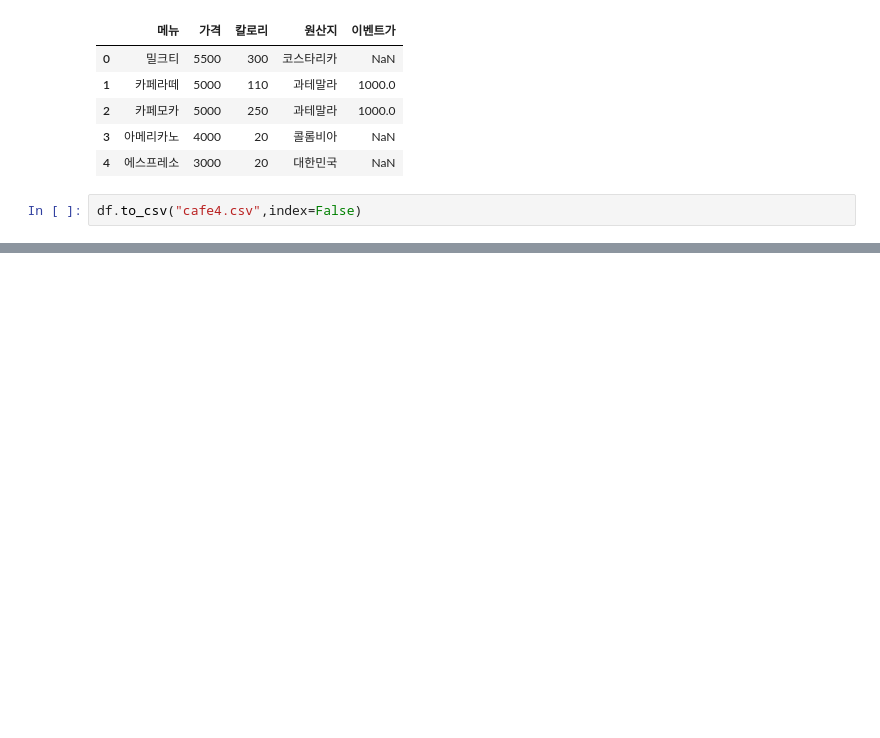
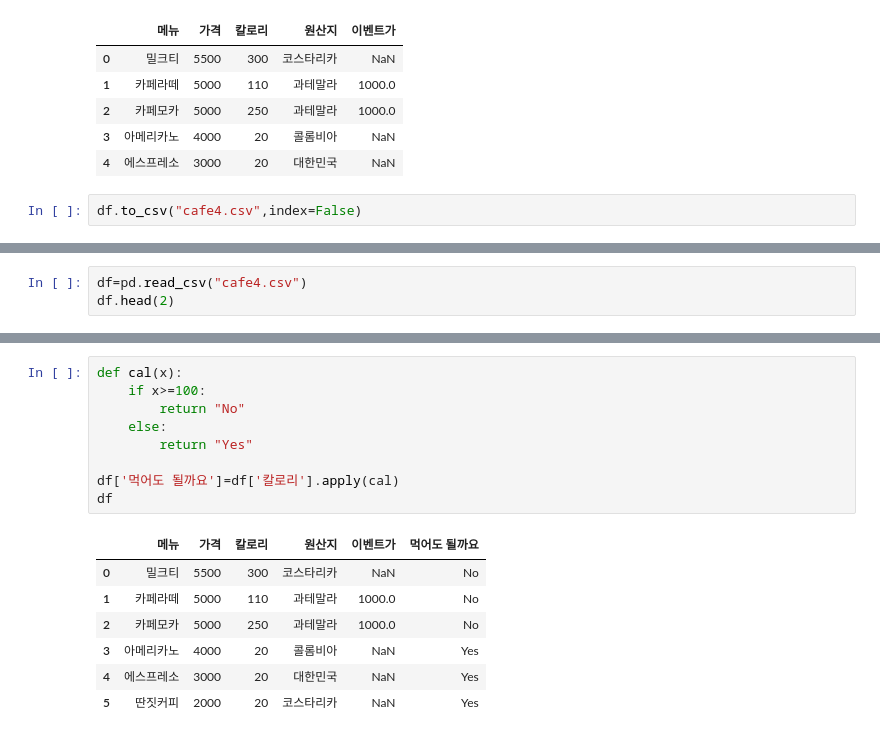
Before and after one commit to songyeongeun/Bigdata-Analysis-Certificate, a Jupyter notebook: pandas_basic.ipynb, the cells around one changed output, grey strips where cells are left out. Cells and saved outputs as stored; diff of their text form; blank space fills up the shorter version.

```diff
--- a/pandas_basic.ipynb
+++ b/pandas_basic.ipynb
@@ -676,0 +818,3 @@ df.to_csv("cafe4.csv",index=False)
+# %%
+df=pd.read_csv("cafe4.csv")
+df.head(2)
@@ -676,0 +946,17 @@ df.to_csv("cafe4.csv",index=False)
+# %%
+def cal(x):
+    if x>=100:
+        return "No"
+    else:
+        return "Yes"
+
+df['먹어도 될까요']=df['칼로리'].apply(cal)
+df
+# %% [output]
+|  | 메뉴 | 가격 | 칼로리 | 원산지 | 이벤트가 | 먹어도 될까요 |
+| 0 | 밀크티 | 5500 | 300 | 코스타리카 | NaN | No |
+| 1 | 카페라떼 | 5000 | 110 | 과테말라 | 1000.0 | No |
+| 2 | 카페모카 | 5000 | 250 | 과테말라 | 1000.0 | No |
+| 3 | 아메리카노 | 4000 | 20 | 콜롬비아 | NaN | Yes |
+| 4 | 에스프레소 | 3000 | 20 | 대한민국 | NaN | Yes |
+| 5 | 딴짓커피 | 2000 | 20 | 코스타리카 | NaN | Yes |
```
Also changed, not shown: parts of 94 cells of this notebook.
